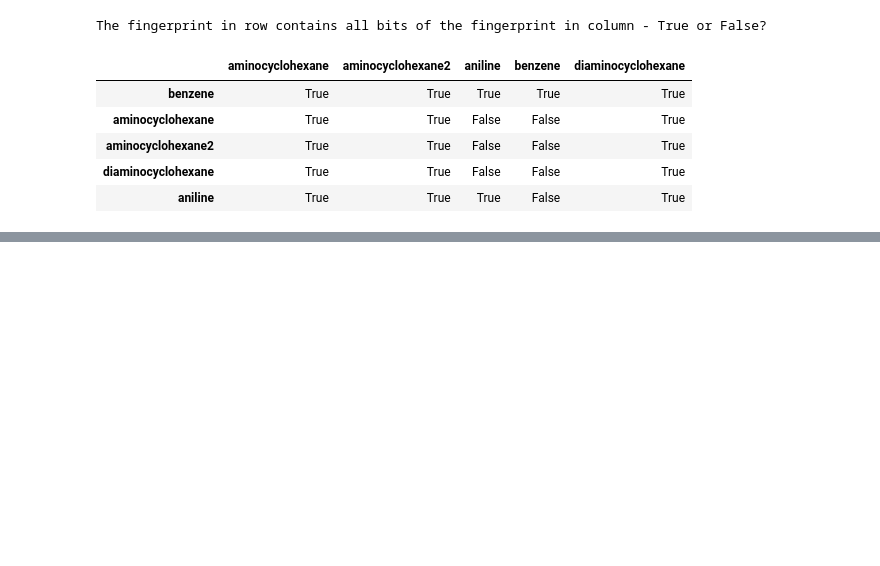
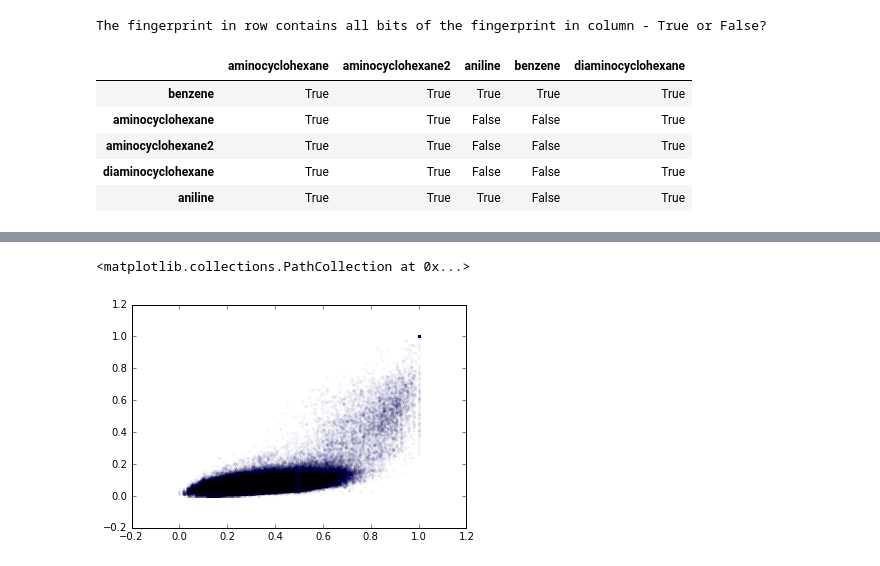
Before and after one commit to 2016-molinf/zadani, a Jupyter notebook: Search.ipynb, the cells around one changed output, grey strips where cells are left out. Drawn from its saved outputs; the diff is of its cells as text; code cells hidden in the pictures; blank space fills up the shorter version.

```diff
--- a/Search.ipynb
+++ b/Search.ipynb
@@ -60,0 +154,5 @@ The fingerprint in row contains all bits of the fingerprint in column - True or
+# %%
+plt.scatter(maccs_dists, morgan_dists, marker=".", alpha=0.01)
+# %% [output]
+<matplotlib.collections.PathCollection at 0x...>
+[figure, added]
```
Also changed, not shown: parts of 12 cells of this notebook.
